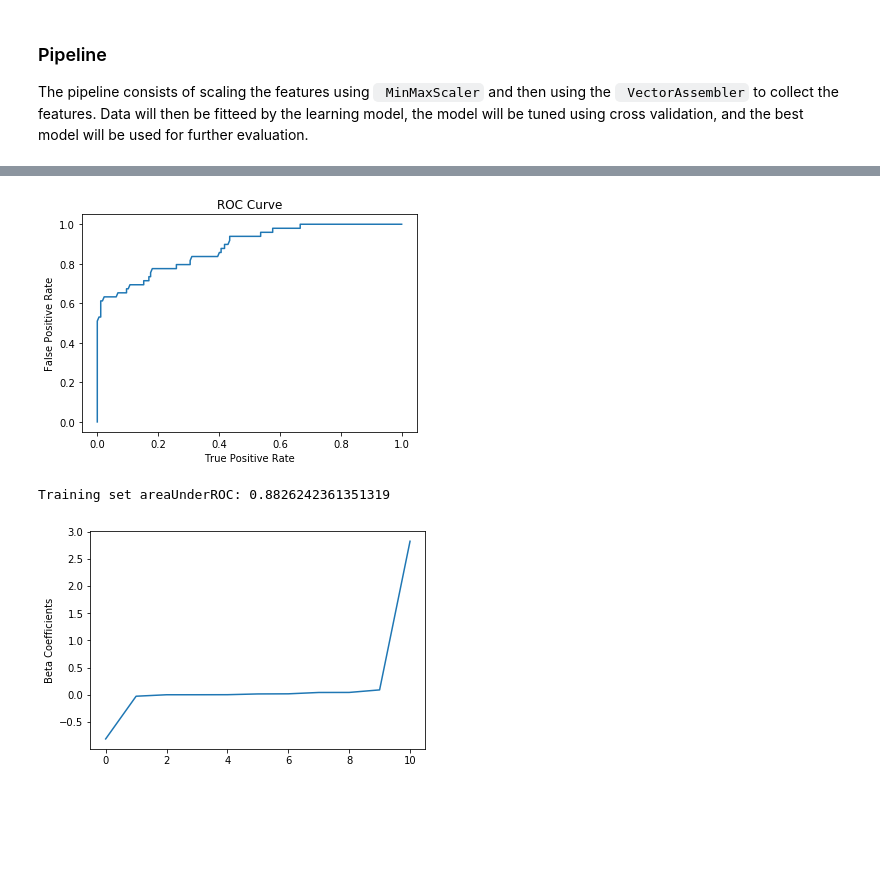
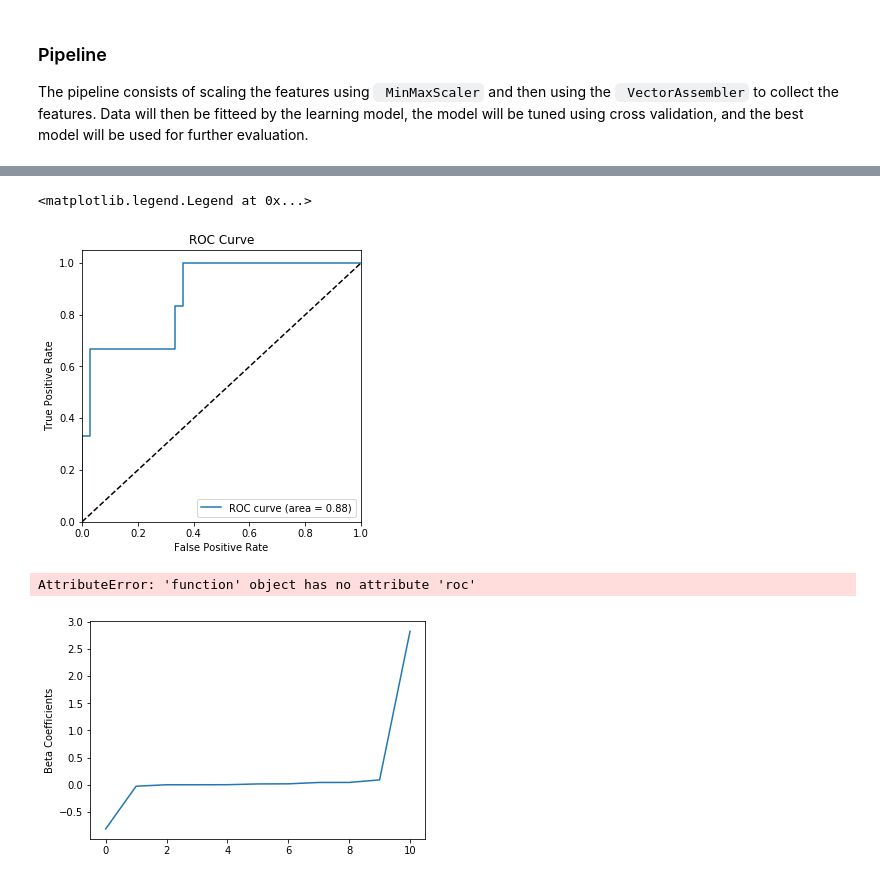
Before and after one commit to armand-hoxha25/DSND_Capstone, a Jupyter notebook: ETL.ipynb, the cells around one changed output, grey strips where cells are left out. Drawn from its saved outputs; the diff is of its cells as text; code cells hidden in the pictures; blank space fills up the shorter version.

```diff
--- a/ETL.ipynb
+++ b/ETL.ipynb
@@ -362,5 +410,3 @@ trainsummary=gbtmodel.featureImportances
 # %%
 lr = LogisticRegression(labelCol='label', featuresCol= 'features',  maxIter=10)
 lrmodel=lr.fit(pdf_labeled)
-# %%
-predictions = lrmodel.transform(assembler.transform(test))
@@ -367,7 +415,29 @@ predictions = lrmodel.transform(assembler.transform(test))
+# %%
+prob=spark_col_to_list(predictions,'probability')
+prob = [x[1] for x in prob]
+pred=spark_col_to_list(predictions, 'prediction')
+labels= spark_col_to_list(predictions, 'label')
+# %%
+prob1 = [x[1] for x in prob]
+
+fpr, tpr, thresholds = roc_curve(labels, prob1, pos_label=1);
+roc_auc = auc(fpr, tpr)
+
+#PLOT
+plt.figure(figsize=(5,5))
+.plot(fpr, tpr, label=model_name+'(area = %0.2f)' % roc_auc)
+plt.plot([0, 1], [0, 1], 'k--')
+plt.xlim([0.0, 1.0])
+plt.ylim([0.0, 1.05])
+plt.xlabel('False Positive Rate')
+plt.ylabel('True Positive Rate')
+plt.title('ROC Curve')
+plt.legend(loc="lower right")
+# %% [output]
+<matplotlib.legend.Legend at 0x...>
+[figure, added]
 # %%
-import numpy as np
-import matplotlib.pyplot as plt
-trainingSummary = lrmodel.summary
+trainingSummary = predictions.summary
 roc = trainingSummary.roc.toPandas()
 plt.plot(roc['FPR'],roc['TPR'])
 plt.ylabel('False Positive Rate')
@@ -376,8 +446,7 @@ plt.title('ROC Curve')
 plt.show()
 print('Training set areaUnderROC: ' + str(trainingSummary.areaUnderROC))
 # %% [output]
-[figure, removed]
-Training set areaUnderROC: 0.8826242361351319
+AttributeError: 'function' object has no attribute 'roc'
 # %%
 beta = np.sort(lrmodel.coefficients)
 plt.plot(beta)
```
Also changed, not shown: parts of 22 cells of this notebook.
